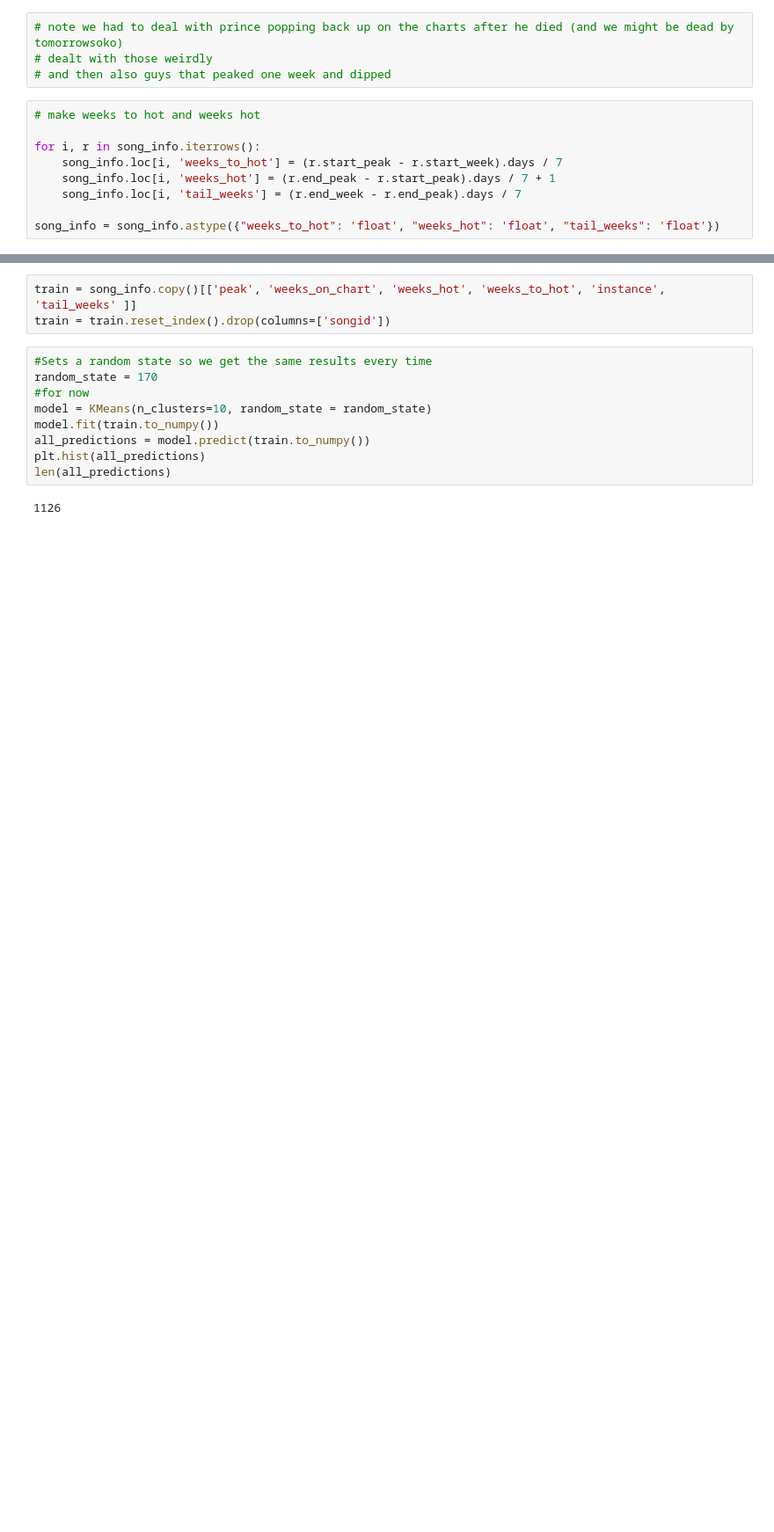
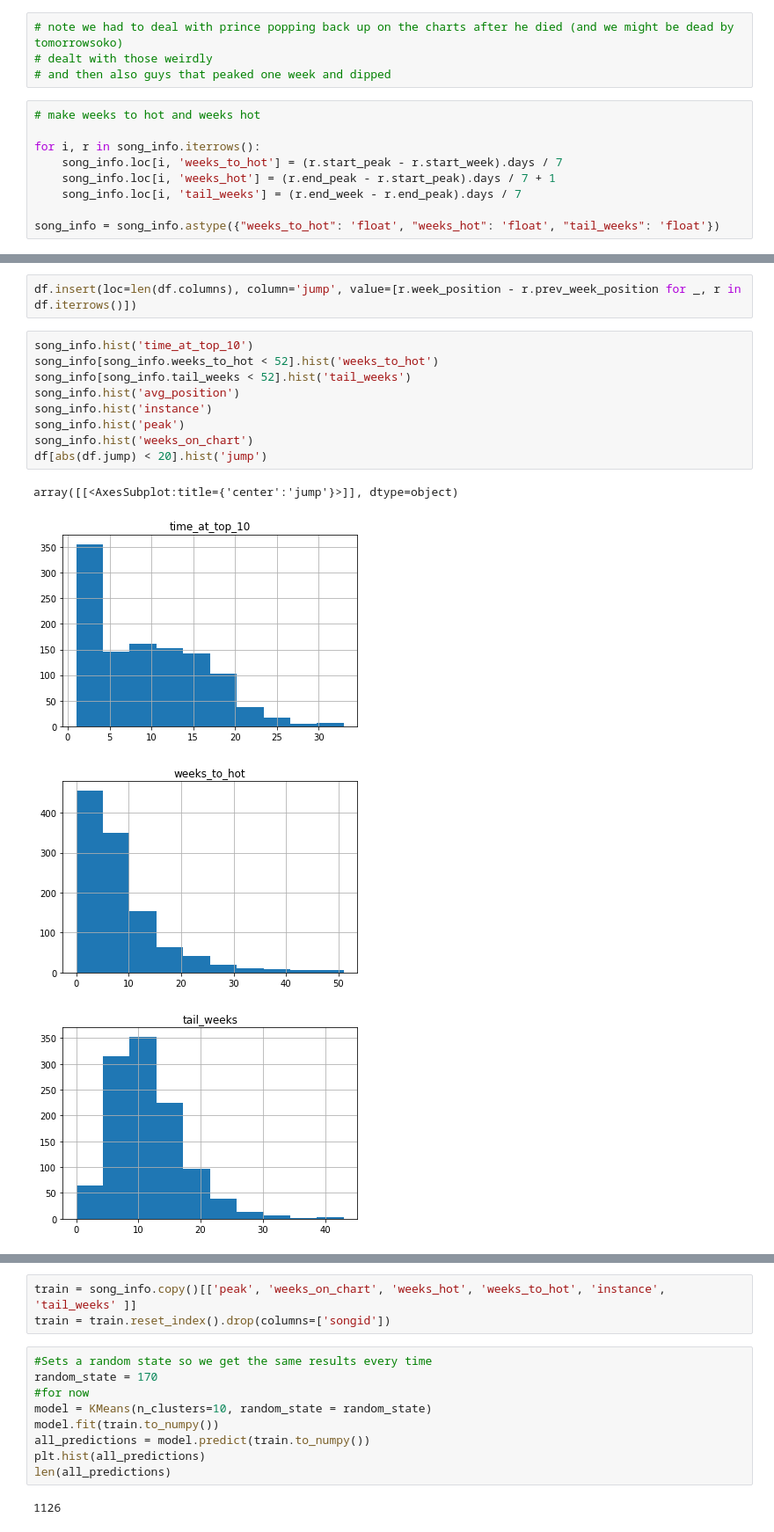
Before and after one commit to tvarano/hit-analyzer, a Jupyter notebook: main.ipynb, the cells around one changed output, grey strips where cells are left out. Shown at 88% size. Cells and saved outputs as stored; diff of their text form; blank space fills up the shorter version.

```diff
--- a/main.ipynb
+++ b/main.ipynb
@@ -284,2 +233,18 @@ for s in df.songid.unique():
     # instance
     song_info.at[s, 'instance'] = max(song_inst.instance)
+# %%
+df.insert(loc=len(df.columns), column='jump', value=[r.week_position - r.prev_week_position for _, r in df.iterrows()])
+# %%
+song_info.hist('time_at_top_10')
+song_info[song_info.weeks_to_hot < 52].hist('weeks_to_hot')
+song_info[song_info.tail_weeks < 52].hist('tail_weeks')
+song_info.hist('avg_position')
+song_info.hist('instance')
+song_info.hist('peak')
+song_info.hist('weeks_on_chart')
+df[abs(df.jump) < 20].hist('jump')
+# %% [output]
+array([[<AxesSubplot:title={'center':'jump'}>]], dtype=object)
+[figure, added]
+[figure, added]
+[figure, added]
```
Also changed, not shown: parts of 21 cells of this notebook.
